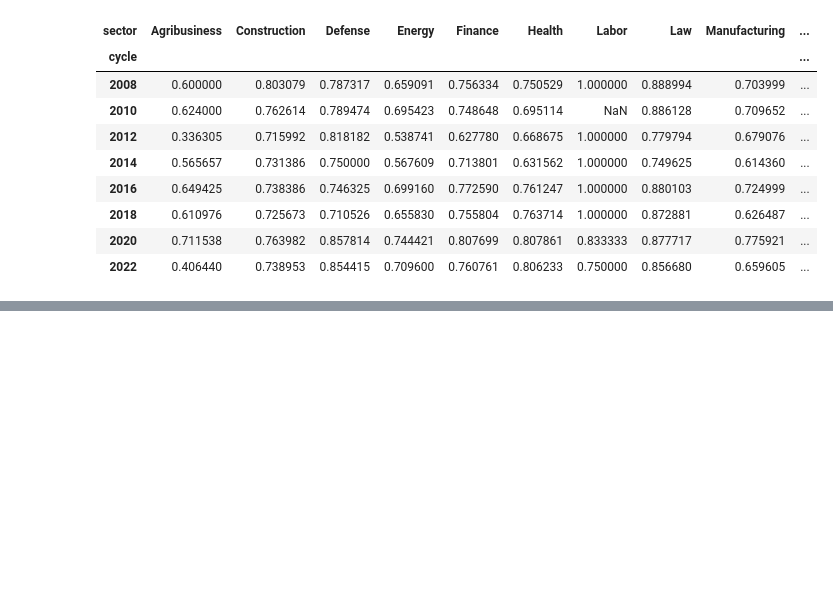
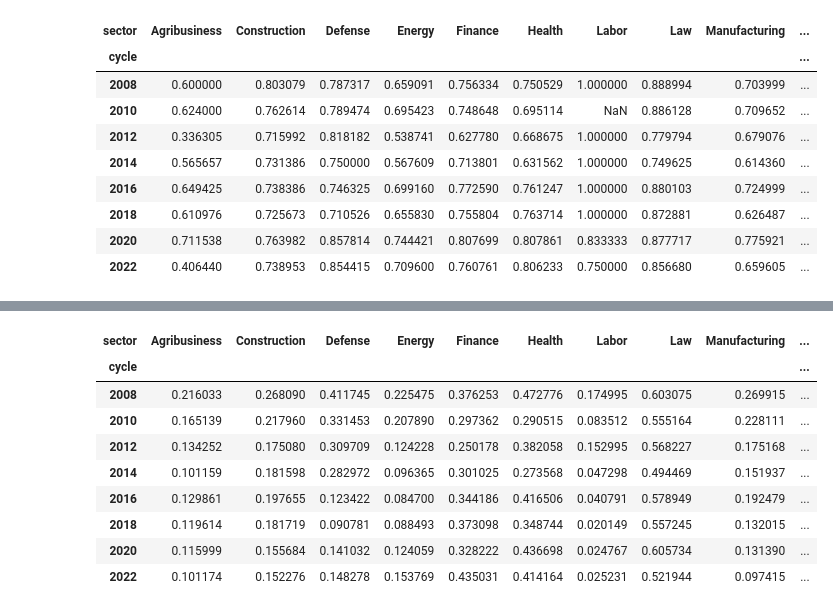
Before and after one commit to kkkarnav/indianamericancontributions, a Jupyter notebook: donors_over_time.ipynb, the cells around one changed output, grey strips where cells are left out. Cells and saved outputs as stored; diff of their text form; code cells hidden in the pictures; blank space fills up the shorter version.

```diff
--- a/donors_over_time.ipynb
+++ b/donors_over_time.ipynb
@@ -578,0 +612,13 @@ mean_ind
+# %%
+dollar_mean_all
+# %% [output]
+| sector | Agribusiness | Construction | Defense | Energy | Finance | Health | Labor | Law | Manufacturing | ... |
+| cycle |  |  |  |  |  |  |  |  |  | ... |
+| 2008 | 0.216033 | 0.268090 | 0.411745 | 0.225475 | 0.376253 | 0.472776 | 0.174995 | 0.603075 | 0.269915 | ... |
+| 2010 | 0.165139 | 0.217960 | 0.331453 | 0.207890 | 0.297362 | 0.290515 | 0.083512 | 0.555164 | 0.228111 | ... |
+| 2012 | 0.134252 | 0.175080 | 0.309709 | 0.124228 | 0.250178 | 0.382058 | 0.152995 | 0.568227 | 0.175168 | ... |
+| 2014 | 0.101159 | 0.181598 | 0.282972 | 0.096365 | 0.301025 | 0.273568 | 0.047298 | 0.494469 | 0.151937 | ... |
+| 2016 | 0.129861 | 0.197655 | 0.123422 | 0.084700 | 0.344186 | 0.416506 | 0.040791 | 0.578949 | 0.192479 | ... |
+| 2018 | 0.119614 | 0.181719 | 0.090781 | 0.088493 | 0.373098 | 0.348744 | 0.020149 | 0.557245 | 0.132015 | ... |
+| 2020 | 0.115999 | 0.155684 | 0.141032 | 0.124059 | 0.328222 | 0.436698 | 0.024767 | 0.605734 | 0.131390 | ... |
+| 2022 | 0.101174 | 0.152276 | 0.148278 | 0.153769 | 0.435031 | 0.414164 | 0.025231 | 0.521944 | 0.097415 | ... |
```
Also changed, not shown: parts of 5 cells of this notebook.
